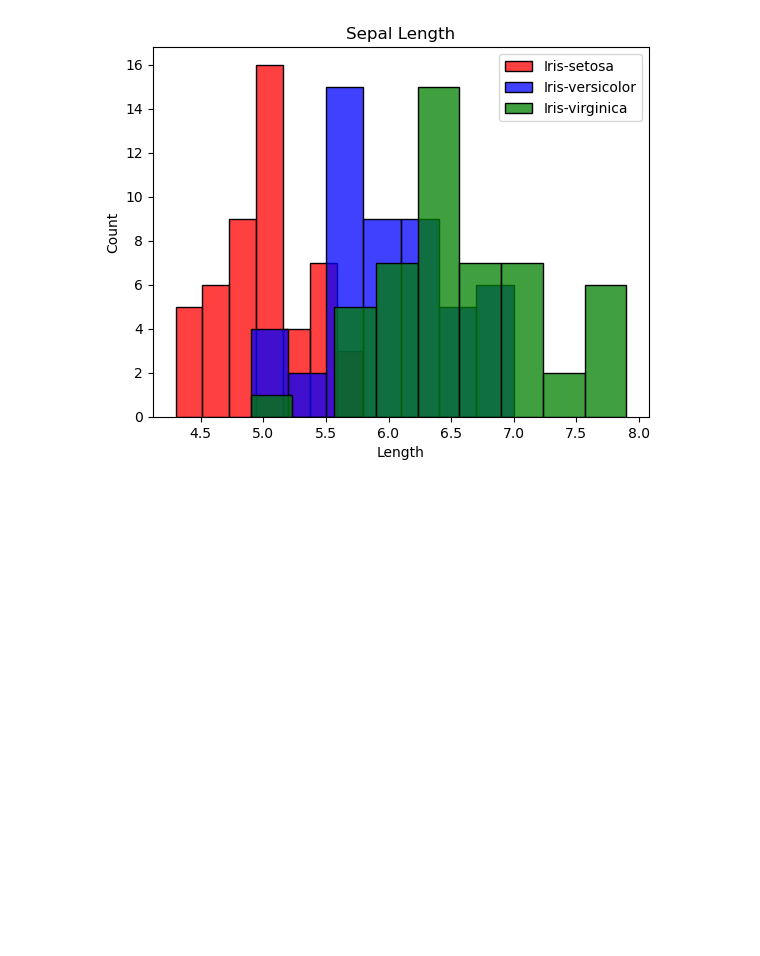
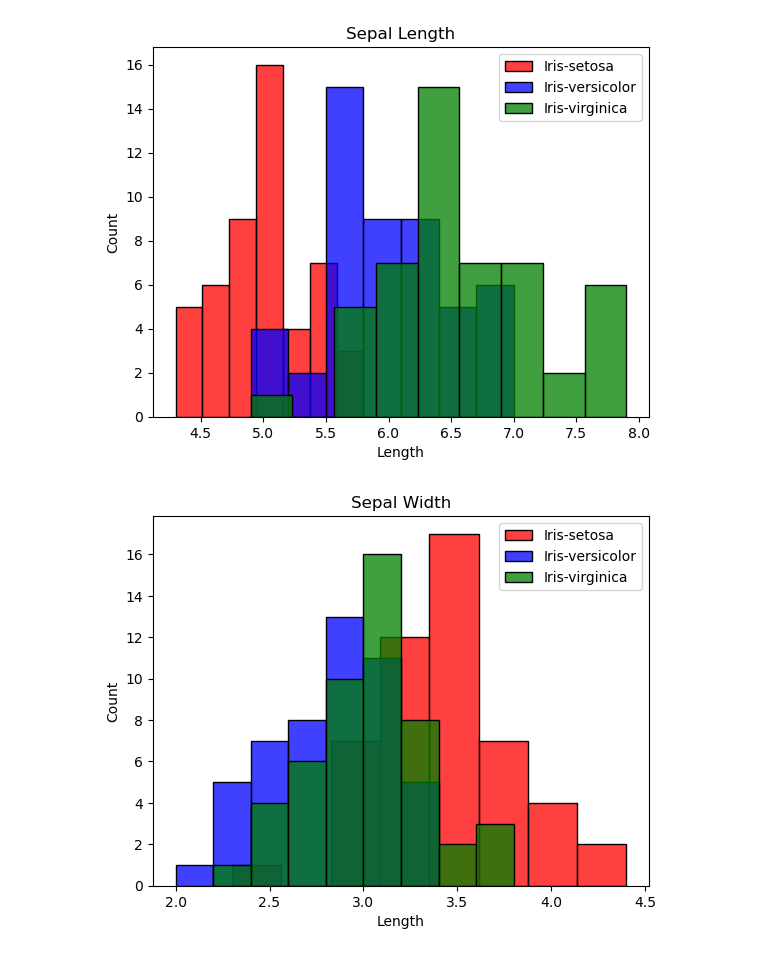
Before and after one commit to frankquinn89/Fundamentals_of_Data_Analysis, a Jupyter notebook: project.ipynb, the cells around one changed output. Saved outputs shown, nothing was run; the diff lists cells and outputs as text; code cells hidden in the pictures; blank space fills up the shorter version.

```diff
--- a/project.ipynb
+++ b/project.ipynb
@@ -135,3 +135,16 @@ plt.legend()
 plt.show()
 # %% [output]
 [figure]
+# %%
+#plot each Species separately , label them and give each different colour for readability
+sb.histplot(setosa["Sepal Width (cm)"], label = "Iris-setosa", color = "red", )
+sb.histplot(versicolor["Sepal Width (cm)"], label = "Iris-versicolor", color = "blue")
+sb.histplot(virginica["Sepal Width (cm)"], label = "Iris-virginica", color = "green")
+plt.title("Sepal Width")
+plt.xlabel("Length")
+plt.ylabel("Count")
+plt.legend()
+#Display image to user
+plt.show()
+# %% [output]
+[figure, added]
```
Also changed, not shown: parts of 2 cells of this notebook.
